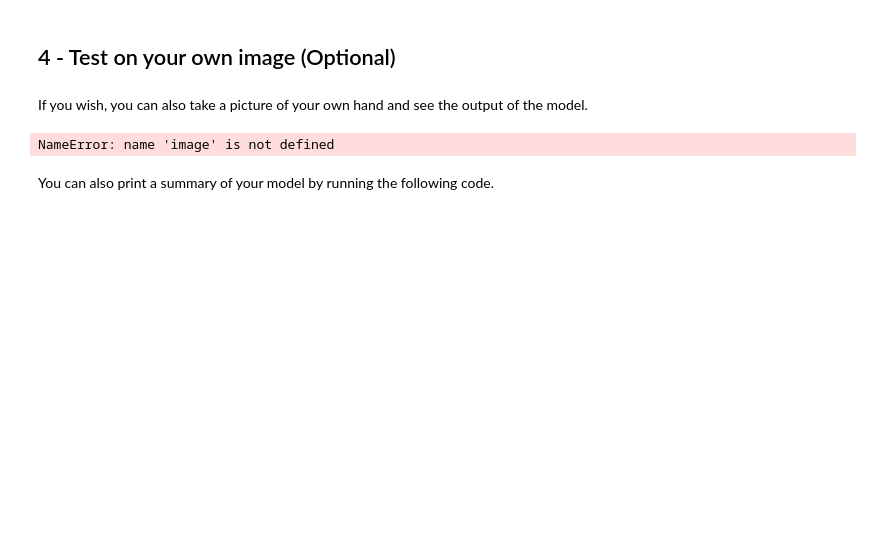
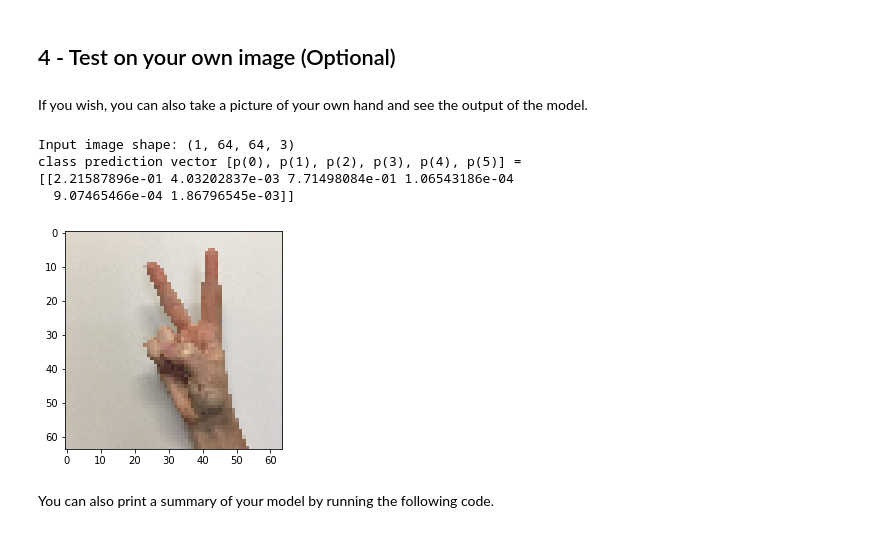
Before and after one commit to oscar-defelice/DeepLearning-lectures, a Jupyter notebook: 10.ClassicalCNNConfigurations.ipynb, the cells around one changed output. Cells and saved outputs as stored; diff of their text form; code cells hidden in the pictures; blank space fills up the shorter version.

```diff
--- a/10.ClassicalCNNConfigurations.ipynb
+++ b/10.ClassicalCNNConfigurations.ipynb
@@ -571,4 +589,4 @@ After you have finished this official (graded) part of this assignment, you can
 
 Using a GPU, we've trained our own ResNet50 model's weights on the SIGNS dataset. You can load and run our trained model on the test set in the cells below. It may take ≈1min to load the model.
 # %%
-model = load_model('ResNet50.h5')
+model = load_model('models/ResNet50.h5')
@@ -587,18 +607,22 @@ Congratulations on finishing this assignment! You've now implemented a state-of-
 # %% [markdown]
 If you wish, you can also take a picture of your own hand and see the output of the model.
 # %%
-img_path = 'images/my_image.jpg'
+img_path = 'images/my_image2.jpg'
 img = image.load_img(img_path, target_size=(64, 64))
 x = image.img_to_array(img)
 x = np.expand_dims(x, axis=0)
 x = x/255.0
 print('Input image shape:', x.shape)
-my_image = scipy.misc.imread(img_path)
-imshow(my_image)
+
+imshow(x[0])
 print("class prediction vector [p(0), p(1), p(2), p(3), p(4), p(5)] = ")
 print(model.predict(x))
 # %% [output]
-NameError: name 'image' is not defined
+Input image shape: (1, 64, 64, 3)
+class prediction vector [p(0), p(1), p(2), p(3), p(4), p(5)] =
+[[2.21587896e-01 4.03202837e-03 7.71498084e-01 1.06543186e-04
+  9.07465466e-04 1.86796545e-03]]
+[figure, added]
 # %% [markdown]
 You can also print a summary of your model by running the following code.
 # %%
```
Also changed, not shown: parts of 12 cells of this notebook, 3 other files.
